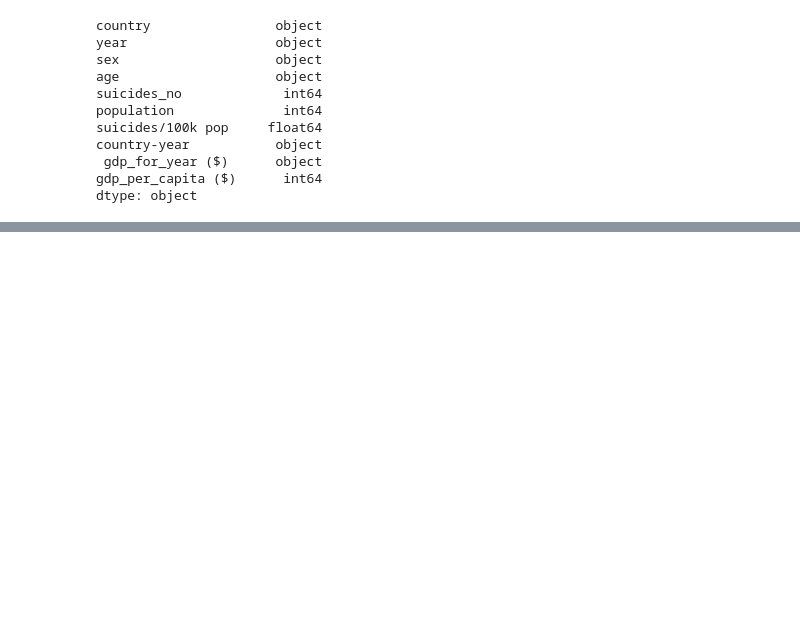
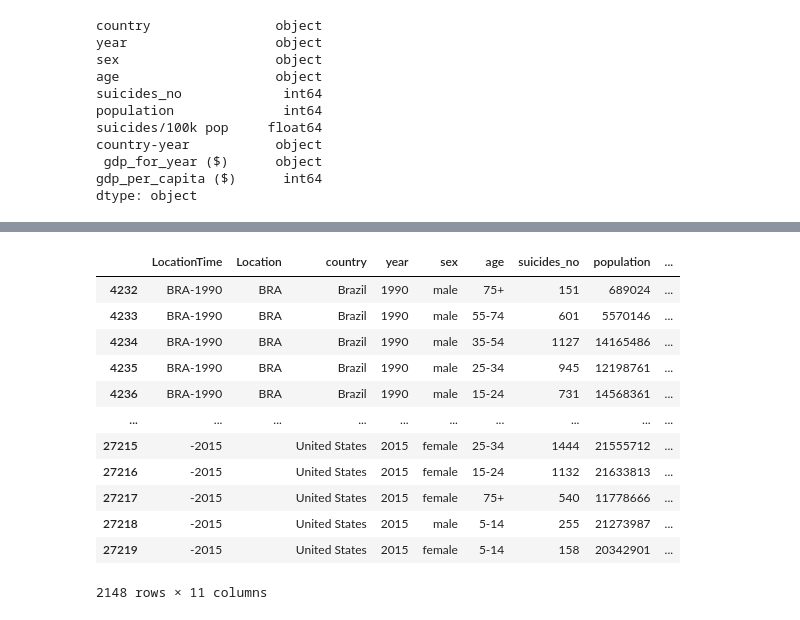
Before and after one commit to Mishauwa/Nutrition_Final_Project, a Jupyter notebook: suicide_rate.ipynb, the cells around one changed output, grey strips where cells are left out. Drawn from its saved outputs; the diff is of its cells as text; code cells hidden in the pictures; blank space fills up the shorter version.

```diff
--- a/suicide_rate.ipynb
+++ b/suicide_rate.ipynb
@@ -37,9 +39,9 @@ generation             object
 dtype: object
 # %%
 # change countries and year data types to string
-suicide_rate_df['country'] = suicide_rate_df['country'].astype(str)
-suicide_rate_df['year'] = suicide_rate_df['year'].astype(str)
+filtered_df['country'] = filtered_df['country'].astype(str)
+filtered_df['year'] = filtered_df['year'].astype(int)
 
-suicide_rate_df.dtypes
+filtered_df.dtypes
 # %% [output]
 country                object
@@ -57,5 +57,5 @@ generation             object
 dtype: object
 # %%
-suicide_rate_df = suicide_rate_df.drop("HDI for year", axis=1)
-suicide_rate_df = suicide_rate_df.drop("generation", axis=1)
+filtered_df = filtered_df.drop("HDI for year", axis=1)
+filtered_df = filtered_df.drop("generation", axis=1)
 # %%
@@ -74,4 +74,4 @@ gdp_per_capita ($)      int64
 dtype: object
 # %%
 # Remove 'years' suffixes by replacing with and empty string
-suicide_rate_df['age'] = suicide_rate_df['age'].str.replace('years', '')
+filtered_df['age'] = filtered_df['age'].str.replace('years', '')
@@ -108,0 +78,5 @@ suicide_clean_df
+# %%
+# Filter 1990-2020
+filtered_df = filtered_df.loc[(filtered_df['year'] >= 1990) & (filtered_df['year'] <= 2020)]
+filtered_df.head()
+print(filtered_df)
@@ -108,0 +101,17 @@ suicide_clean_df
+# %%
+filtered_df = filtered_df.loc[(filtered_df['country'] == 'United States') |  (filtered_df['country'] == 'France') |  (filtered_df['country'] == 'Mexico') |  (filtered_df['country'] == 'Germany') | (filtered_df['country'] == 'Brazil') |  (filtered_df['country'] == 'Canada') |  (filtered_df['country'] == 'Japan')]
+filtered_df
+# %% [output]
+|  | LocationTime | Location | country | year | sex | age | suicides_no | population | ... |
+| 4232 | BRA-1990 | BRA | Brazil | 1990 | male | 75+ | 151 | 689024 | ... |
+| 4233 | BRA-1990 | BRA | Brazil | 1990 | male | 55-74 | 601 | 5570146 | ... |
+| 4234 | BRA-1990 | BRA | Brazil | 1990 | male | 35-54 | 1127 | 14165486 | ... |
+| 4235 | BRA-1990 | BRA | Brazil | 1990 | male | 25-34 | 945 | 12198761 | ... |
+| 4236 | BRA-1990 | BRA | Brazil | 1990 | male | 15-24 | 731 | 14568361 | ... |
+| ... | ... | ... | ... | ... | ... | ... | ... | ... | ... |
+| 27215 | -2015 |  | United States | 2015 | female | 25-34 | 1444 | 21555712 | ... |
+| 27216 | -2015 |  | United States | 2015 | female | 15-24 | 1132 | 21633813 | ... |
+| 27217 | -2015 |  | United States | 2015 | female | 75+ | 540 | 11778666 | ... |
+| 27218 | -2015 |  | United States | 2015 | male | 5-14 | 255 | 21273987 | ... |
+| 27219 | -2015 |  | United States | 2015 | female | 5-14 | 158 | 20342901 | ... |
+2148 rows × 11 columns
```
Also changed, not shown: parts of 15 cells of this notebook, 1 other file.
